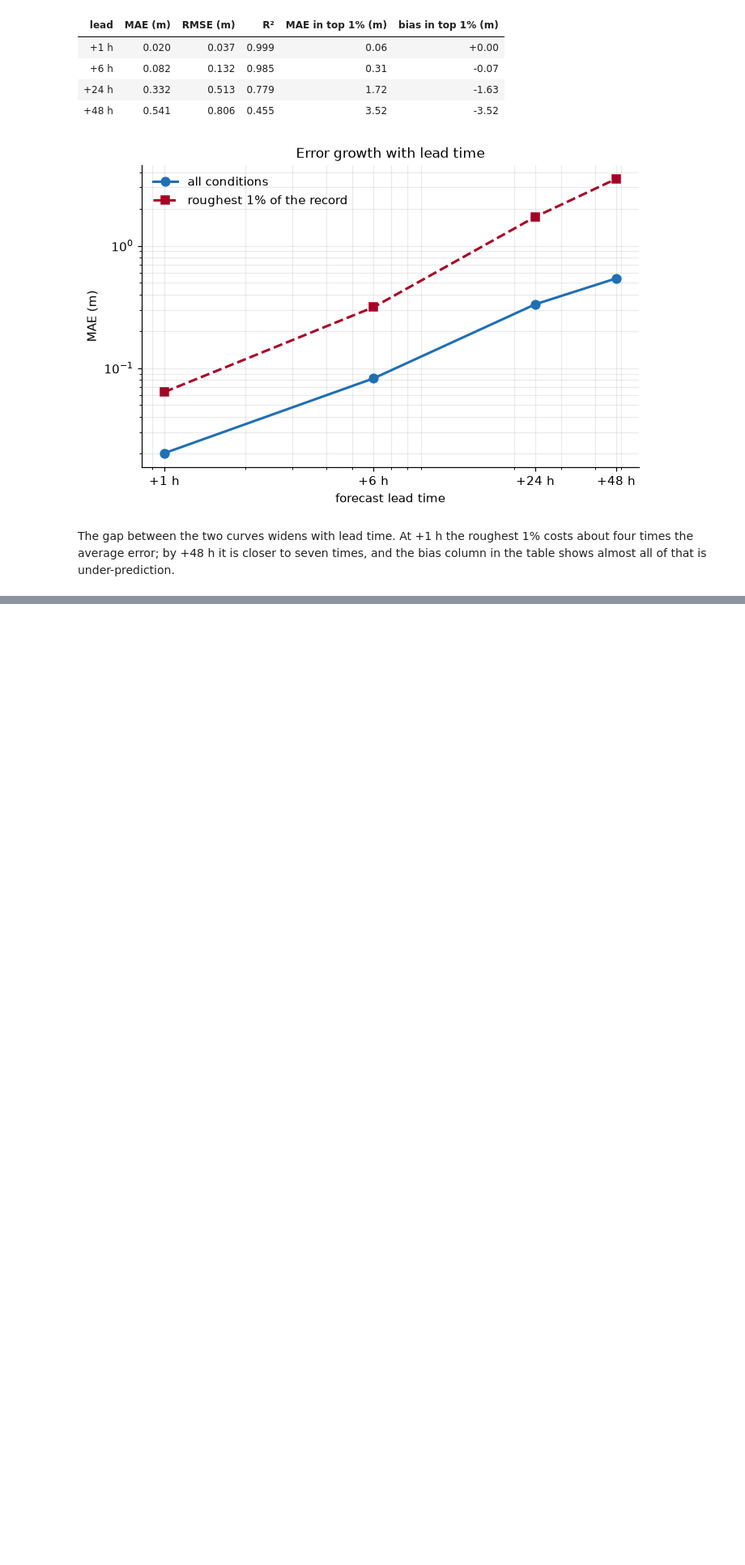
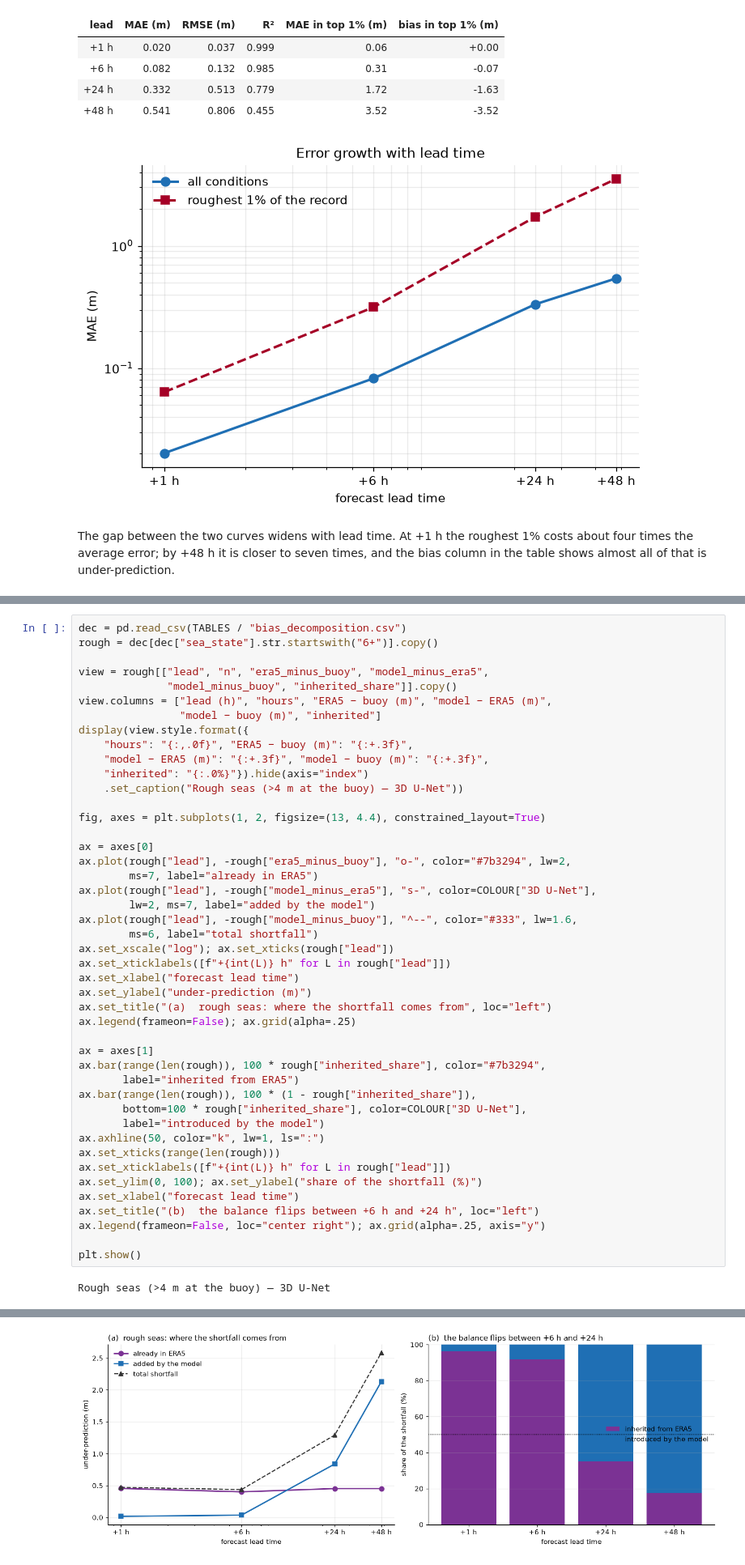
Before and after one commit to YMH0605/Ocean-wave, a Jupyter notebook: notebooks/01_results.ipynb, the cells around one changed output, grey strips where cells are left out. Shown at 81% size. Saved outputs shown, nothing was run; the diff lists cells and outputs as text; blank space fills up the shorter version.

```diff
--- a/notebooks/01_results.ipynb
+++ b/notebooks/01_results.ipynb
@@ -703,0 +815,47 @@ and the bias column in the table shows almost all of that is under-prediction.
+# %%
+dec = pd.read_csv(TABLES / "bias_decomposition.csv")
+rough = dec[dec["sea_state"].str.startswith("6+")].copy()
+
+view = rough[["lead", "n", "era5_minus_buoy", "model_minus_era5",
+              "model_minus_buoy", "inherited_share"]].copy()
+view.columns = ["lead (h)", "hours", "ERA5 − buoy (m)", "model − ERA5 (m)",
+                "model − buoy (m)", "inherited"]
+display(view.style.format({
+    "hours": "{:,.0f}", "ERA5 − buoy (m)": "{:+.3f}",
+    "model − ERA5 (m)": "{:+.3f}", "model − buoy (m)": "{:+.3f}",
+    "inherited": "{:.0%}"}).hide(axis="index")
+    .set_caption("Rough seas (>4 m at the buoy) — 3D U-Net"))
+
+fig, axes = plt.subplots(1, 2, figsize=(13, 4.4), constrained_layout=True)
+
+ax = axes[0]
+ax.plot(rough["lead"], -rough["era5_minus_buoy"], "o-", color="#7b3294", lw=2,
+        ms=7, label="already in ERA5")
+ax.plot(rough["lead"], -rough["model_minus_era5"], "s-", color=COLOUR["3D U-Net"],
+        lw=2, ms=7, label="added by the model")
+ax.plot(rough["lead"], -rough["model_minus_buoy"], "^--", color="#333", lw=1.6,
+        ms=6, label="total shortfall")
+ax.set_xscale("log"); ax.set_xticks(rough["lead"])
+ax.set_xticklabels([f"+{int(L)} h" for L in rough["lead"]])
+ax.set_xlabel("forecast lead time")
+ax.set_ylabel("under-prediction (m)")
+ax.set_title("(a)  rough seas: where the shortfall comes from", loc="left")
+ax.legend(frameon=False); ax.grid(alpha=.25)
+
+ax = axes[1]
+ax.bar(range(len(rough)), 100 * rough["inherited_share"], color="#7b3294",
+       label="inherited from ERA5")
+ax.bar(range(len(rough)), 100 * (1 - rough["inherited_share"]),
+       bottom=100 * rough["inherited_share"], color=COLOUR["3D U-Net"],
+       label="introduced by the model")
+ax.axhline(50, color="k", lw=1, ls=":")
+ax.set_xticks(range(len(rough)))
+ax.set_xticklabels([f"+{int(L)} h" for L in rough["lead"]])
+ax.set_ylim(0, 100); ax.set_ylabel("share of the shortfall (%)")
+ax.set_xlabel("forecast lead time")
+ax.set_title("(b)  the balance flips between +6 h and +24 h", loc="left")
+ax.legend(frameon=False, loc="center right"); ax.grid(alpha=.25, axis="y")
+
+plt.show()
+# %% [output]
+Rough seas (>4 m at the buoy) — 3D U-Net
@@ -703,0 +867 @@ and the bias column in the table shows almost all of that is under-prediction.
+[figure, added]
```
Also changed, not shown: parts of 9 cells of this notebook, 11 other files.
